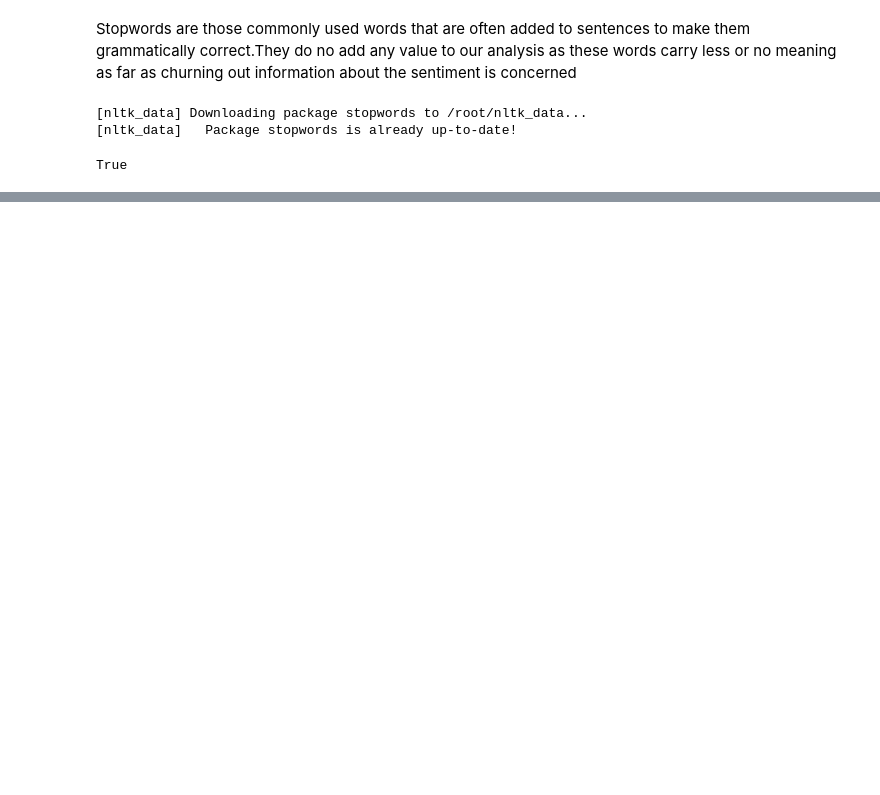
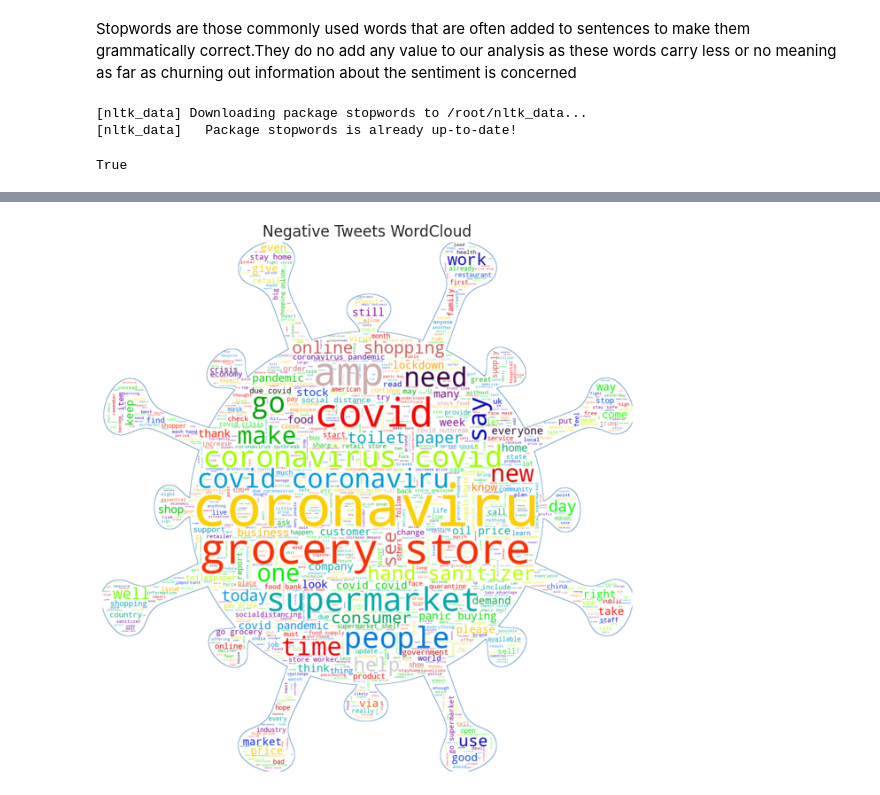
Before and after one commit to manjusreekc/Classification-Coronavirus-Tweet-Sentiment-Analysis, a Jupyter notebook: Coronavirus_Tweet_Sentiment_Analysis_Manjusree_K_C_Capstone_Project.ipynb, the cells around one changed output, grey strips where cells are left out. Drawn from its saved outputs; the diff is of its cells as text; code cells hidden in the pictures; blank space fills up the shorter version.

```diff
--- a/Coronavirus_Tweet_Sentiment_Analysis_Manjusree_K_C_Capstone_Project.ipynb
+++ b/Coronavirus_Tweet_Sentiment_Analysis_Manjusree_K_C_Capstone_Project.ipynb
@@ -582,0 +678,7 @@ df['cleaned tweet'] = df['cleaned tweet'].apply(text_process)
+# %%
+#Creating a word cloud with words in negative tweets
+word_cloud(negative)
+plt.title("Negative Tweets WordCloud", fontsize=17)
+plt.show()
+# %% [output]
+[figure, added]
```
Also changed, not shown: parts of 47 cells of this notebook.
